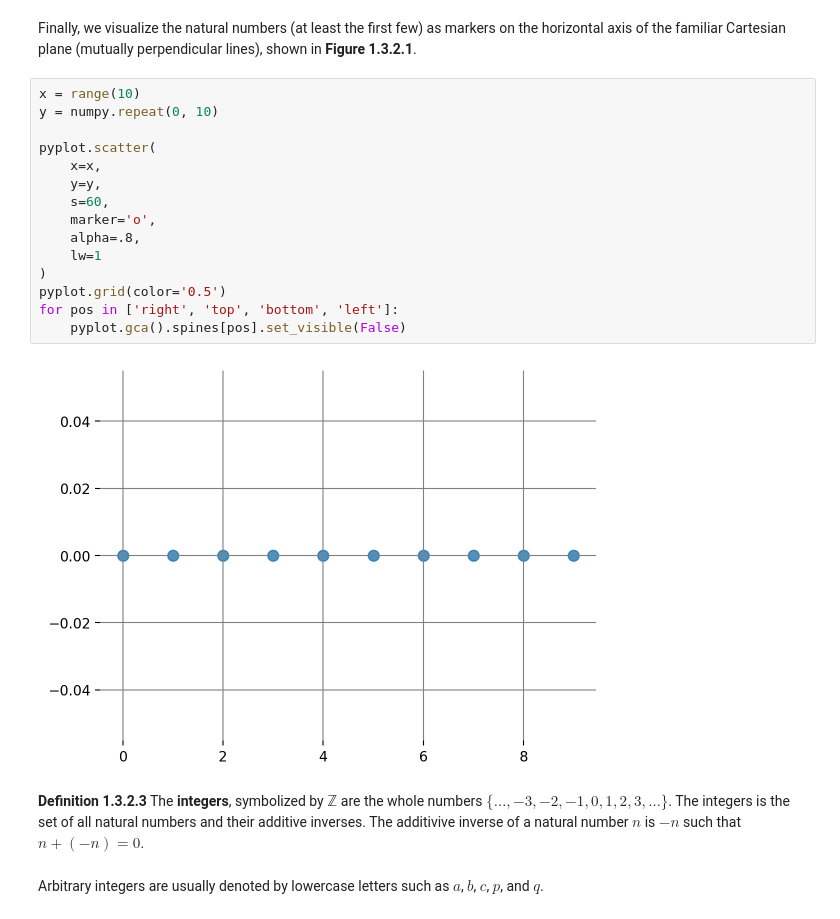
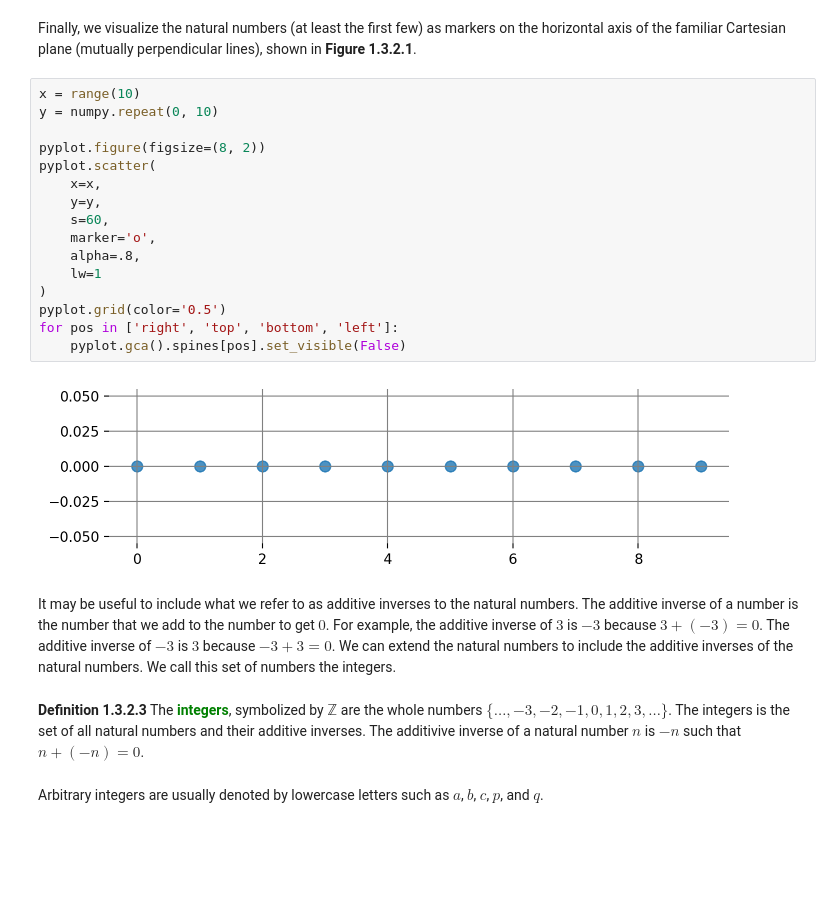
Before and after one commit to juanklopper/AlgebraPublicHealthBiioscience, a Jupyter notebook: Lecture01BasicMathematicsUsingPython.ipynb, the cells around one changed output. Cells and saved outputs as stored; diff of their text form; blank space fills up the shorter version.

```diff
--- a/Lecture01BasicMathematicsUsingPython.ipynb
+++ b/Lecture01BasicMathematicsUsingPython.ipynb
@@ -140,22 +165,25 @@ Finally, we visualize the natural numbers (at least the first few) as markers on
 # %%
 x = range(10)
 y = numpy.repeat(0, 10)
 
+pyplot.figure(figsize=(8, 2))
 pyplot.scatter(
     x=x,
     y=y,
     s=60,
     marker='o',
     alpha=.8,
     lw=1
 )
 pyplot.grid(color='0.5')
 for pos in ['right', 'top', 'bottom', 'left']:
     pyplot.gca().spines[pos].set_visible(False)
 # %% [output]
-[figure, old version]
+[figure, new version]
+# %% [markdown]
+It may be useful to include what we refer to as additive inverses to the natural numbers. The additive inverse of a number is the number that we add to the number to get $0$. For example, the additive inverse of $3$ is $-3$ because $3+(-3)=0$. The additive inverse of $-3$ is $3$ because $-3+3=0$. We can extend the natural numbers to include the additive inverses of the natural numbers. We call this set of numbers the integers.
 # %% [markdown]
-__Definition 1.3.2.3__ The __integers__, symbolized by $\mathbb{Z}$ are the whole numbers $\{ \ldots , -3,-2,-1,0,1,2,3, \ldots \}$. The integers is the set of all natural numbers and their additive inverses. The additivive inverse of a natural number $n$ is $-n$ such that $n + (-n) = 0$.
+__Definition 1.3.2.3__ The <span style="color:green">__integers__</span>, symbolized by $\mathbb{Z}$ are the whole numbers $\{ \ldots , -3,-2,-1,0,1,2,3, \ldots \}$. The integers is the set of all natural numbers and their additive inverses. The additivive inverse of a natural number $n$ is $-n$ such that $n + (-n) = 0$.
 # %% [markdown]
 Arbitrary integers are usually denoted by lowercase letters such as $a$, $b$, $c$, $p$, and $q$.
 # %% [markdown]
```
Also changed, not shown: parts of 139 cells of this notebook, 8 other files.
